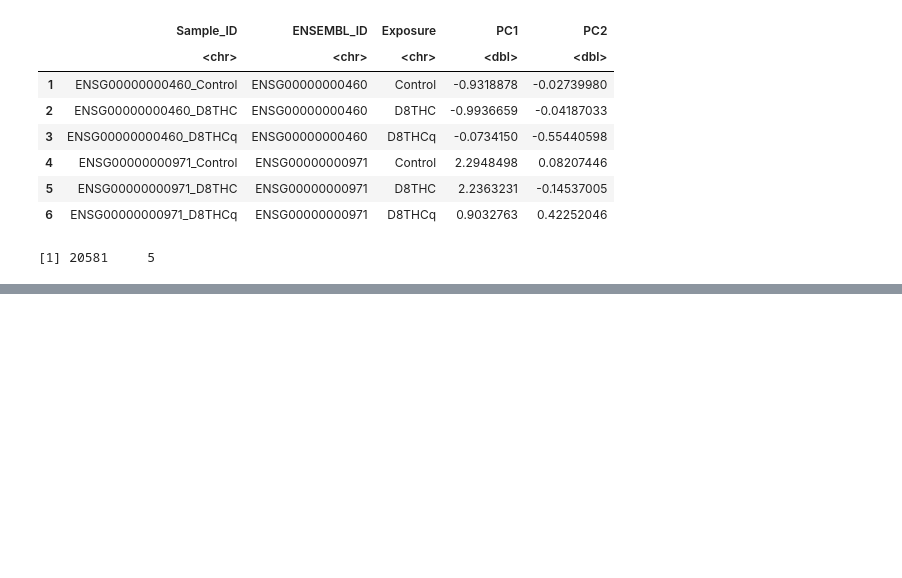
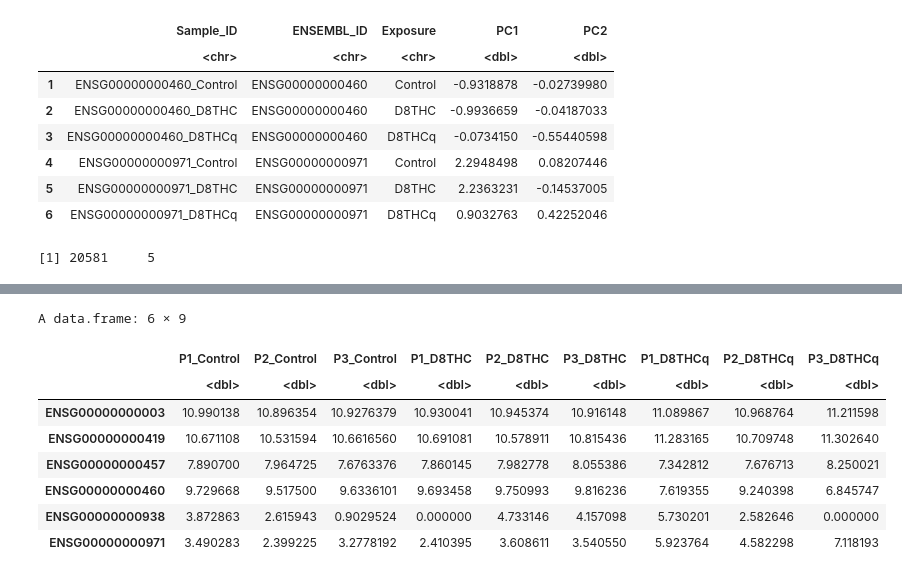
Before and after one commit to UNC-CEMALB/P1016.-THC-RNASeq-Adducts, a Jupyter notebook: 2. Cluster Analysis/Cluster Analysis.ipynb, the cells around one changed output, grey strips where cells are left out. Cells and saved outputs as stored; diff of their text form; code cells hidden in the pictures; blank space fills up the shorter version.

```diff
--- a/2. Cluster Analysis/Cluster Analysis.ipynb
+++ b/2. Cluster Analysis/Cluster Analysis.ipynb
@@ -208,0 +302,16 @@ FigureX
+# %%
+# transposing data
+genes_df = genes_df %>%
+    column_to_rownames("ENSEMBL_ID")
+
+head(genes_df)
+# %% [output]
+A data.frame: 6 × 9
+|  | P1_Control | P2_Control | P3_Control | P1_D8THC | P2_D8THC | P3_D8THC | P1_D8THCq | P2_D8THCq | P3_D8THCq |
+|  | <dbl> | <dbl> | <dbl> | <dbl> | <dbl> | <dbl> | <dbl> | <dbl> | <dbl> |
+| ENSG00000000003 | 10.990138 | 10.896354 | 10.9276379 | 10.930041 | 10.945374 | 10.916148 | 11.089867 | 10.968764 | 11.211598 |
+| ENSG00000000419 | 10.671108 | 10.531594 | 10.6616560 | 10.691081 | 10.578911 | 10.815436 | 11.283165 | 10.709748 | 11.302640 |
+| ENSG00000000457 | 7.890700 | 7.964725 | 7.6763376 | 7.860145 | 7.982778 | 8.055386 | 7.342812 | 7.676713 | 8.250021 |
+| ENSG00000000460 | 9.729668 | 9.517500 | 9.6336101 | 9.693458 | 9.750993 | 9.816236 | 7.619355 | 9.240398 | 6.845747 |
+| ENSG00000000938 | 3.872863 | 2.615943 | 0.9029524 | 0.000000 | 4.733146 | 4.157098 | 5.730201 | 2.582646 | 0.000000 |
+| ENSG00000000971 | 3.490283 | 2.399225 | 3.2778192 | 2.410395 | 3.608611 | 3.540550 | 5.923764 | 4.582298 | 7.118193 |
```
Also changed, not shown: parts of 19 cells of this notebook.
